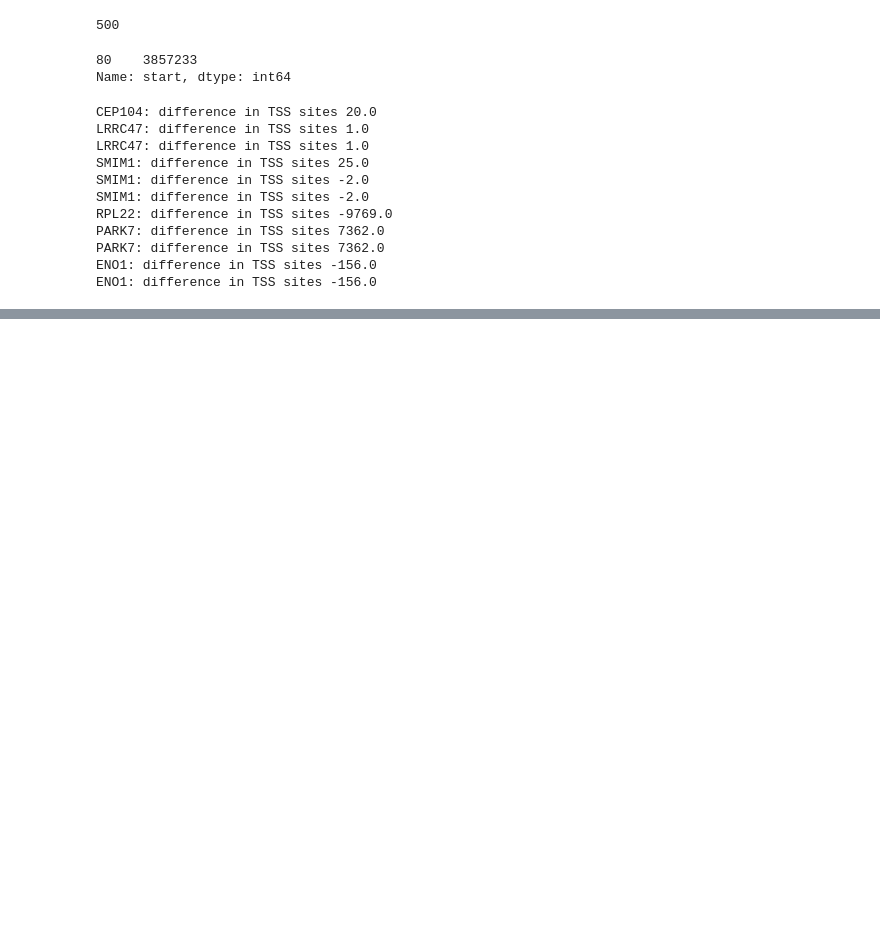
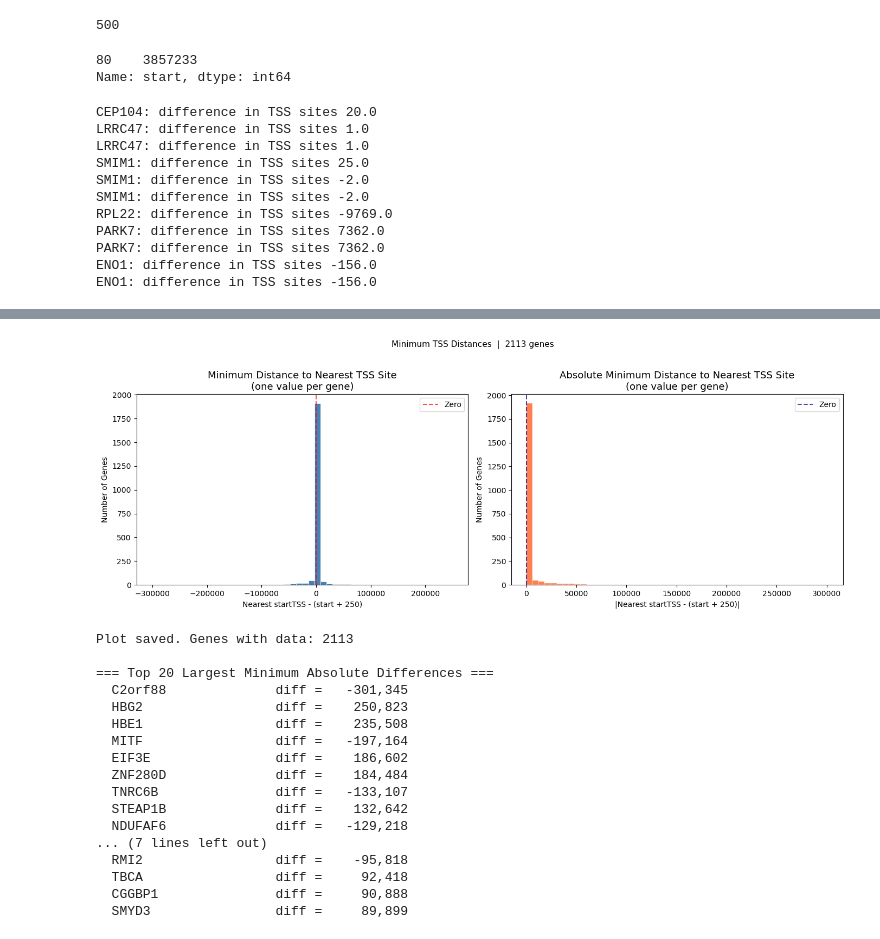
Before and after one commit to Sarthak-Ti/caduceus, a Jupyter notebook: code_test/EP_linking.ipynb, the cells around one changed output, grey strips where cells are left out. Cells and saved outputs as stored; diff of their text form; code cells hidden in the pictures; blank space fills up the shorter version.

```diff
--- a/code_test/EP_linking.ipynb
+++ b/code_test/EP_linking.ipynb
@@ -207,0 +1135,75 @@ ENO1: difference in TSS sites -156.0
+# %%
+#ok so the reason we may be getting 300kb is because the it uses alternative TSS?
+#Let's check and see if there's any TSS and use the minimum distance. REf seq uses just one
+
+import pandas as pd
+import matplotlib.pyplot as plt
+import numpy as np
+
+# Calculate differences - minimum absolute distance per tss row
+differences = {}  # gene -> minimum absolute difference
+
+for index, row in tss.iterrows():
+    name = row['name']
+    sub_gs_df = gs_df[gs_df['measuredGeneSymbol'] == name]
+
+    if not sub_gs_df.empty:
+        tss_point = row['start'] + 250
+        diffs = sub_gs_df['startTSS'] - tss_point
+        # Take the value with minimum absolute distance
+        min_idx = diffs.abs().idxmin()
+        min_diff = diffs[min_idx]
+        differences[name] = min_diff
+
+# --- Derived structures ---
+all_diffs = list(differences.values())
+
+# --- Plot ---
+fig, axes = plt.subplots(1, 2, figsize=(14, 5))
+
+# Plot 1: histogram of min differences
+axes[0].hist(all_diffs, bins=50, color='steelblue', edgecolor='white', linewidth=0.5)
+axes[0].set_title('Minimum Distance to Nearest TSS Site\n(one value per gene)', fontsize=13)
+axes[0].set_xlabel('Nearest startTSS - (start + 250)')
+axes[0].set_ylabel('Number of Genes')
+axes[0].axvline(0, color='red', linestyle='--', alpha=0.7, label='Zero')
+axes[0].legend()
+
+# Plot 2: absolute minimum distances
+axes[1].hist([abs(d) for d in all_diffs], bins=50, color='coral', edgecolor='white', linewidth=0.3)
+axes[1].set_title('Absolute Minimum Distance to Nearest TSS Site\n(one value per gene)', fontsize=13)
+axes[1].set_xlabel('|Nearest startTSS - (start + 250)|')
+axes[1].set_ylabel('Number of Genes')
+axes[1].axvline(0, color='navy', linestyle='--', alpha=0.7, label='Zero')
+axes[1].legend()
+
+plt.suptitle(f'Minimum TSS Distances  |  {len(differences)} genes', fontsize=11, y=1.02)
+plt.tight_layout()
+plt.savefig('tss_min_differences.png', dpi=150, bbox_inches='tight')
+plt.show()
+print(f"Plot saved. Genes with data: {len(differences)}")
+
+# --- Largest differences ---
+print("\n=== Top 20 Largest Minimum Absolute Differences ===")
+sorted_diffs = sorted(differences.items(), key=lambda x: abs(x[1]), reverse=True)
+for gene, diff in sorted_diffs[:20]:
+    print(f"  {gene:<20} diff = {diff:>10,.0f}")
+# %% [output]
+[figure, added]
+Plot saved. Genes with data: 2113
+
+=== Top 20 Largest Minimum Absolute Differences ===
+  C2orf88              diff =   -301,345
+  HBG2                 diff =    250,823
+  HBE1                 diff =    235,508
+  MITF                 diff =   -197,164
+  EIF3E                diff =    186,602
+  ZNF280D              diff =    184,484
+  TNRC6B               diff =   -133,107
+  STEAP1B              diff =    132,642
+  NDUFAF6              diff =   -129,218
+... (7 lines left out)
+  RMI2                 diff =    -95,818
+  TBCA                 diff =     92,418
+  CGGBP1               diff =     90,888
+  SMYD3                diff =     89,899
```
Also changed, not shown: parts of 54 cells of this notebook, 17 other files.
